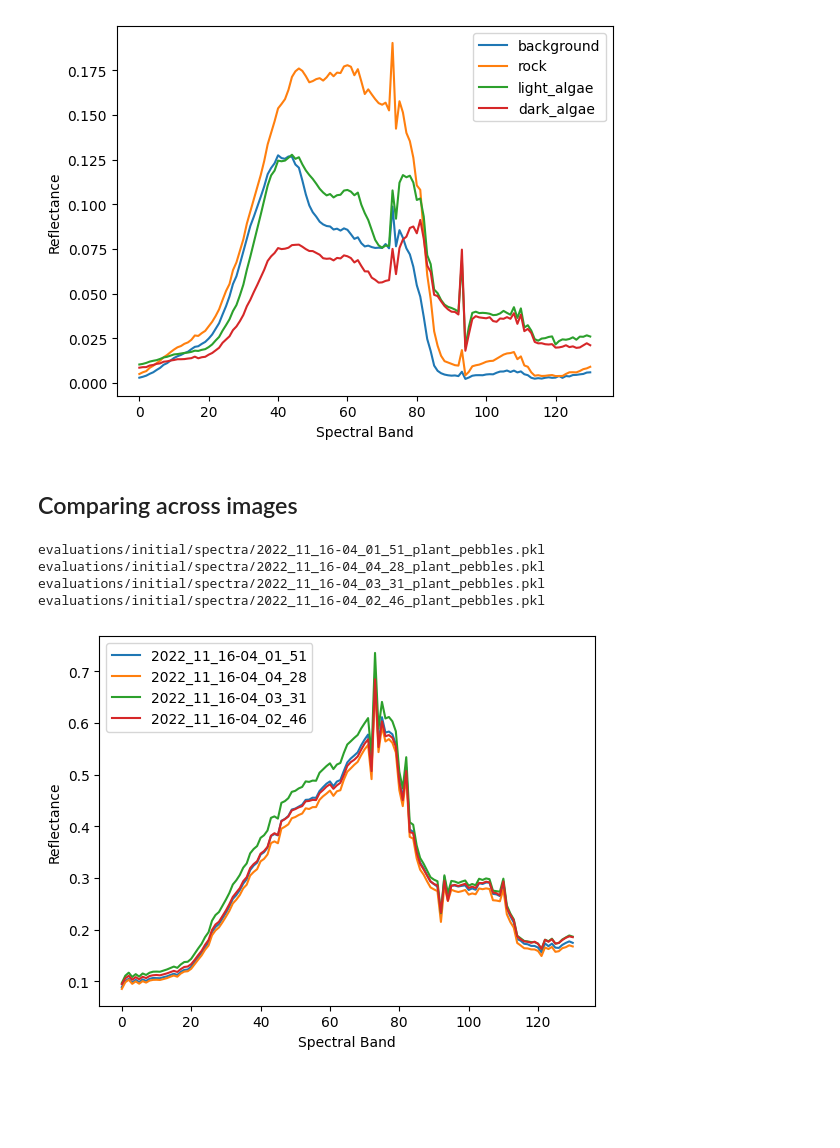
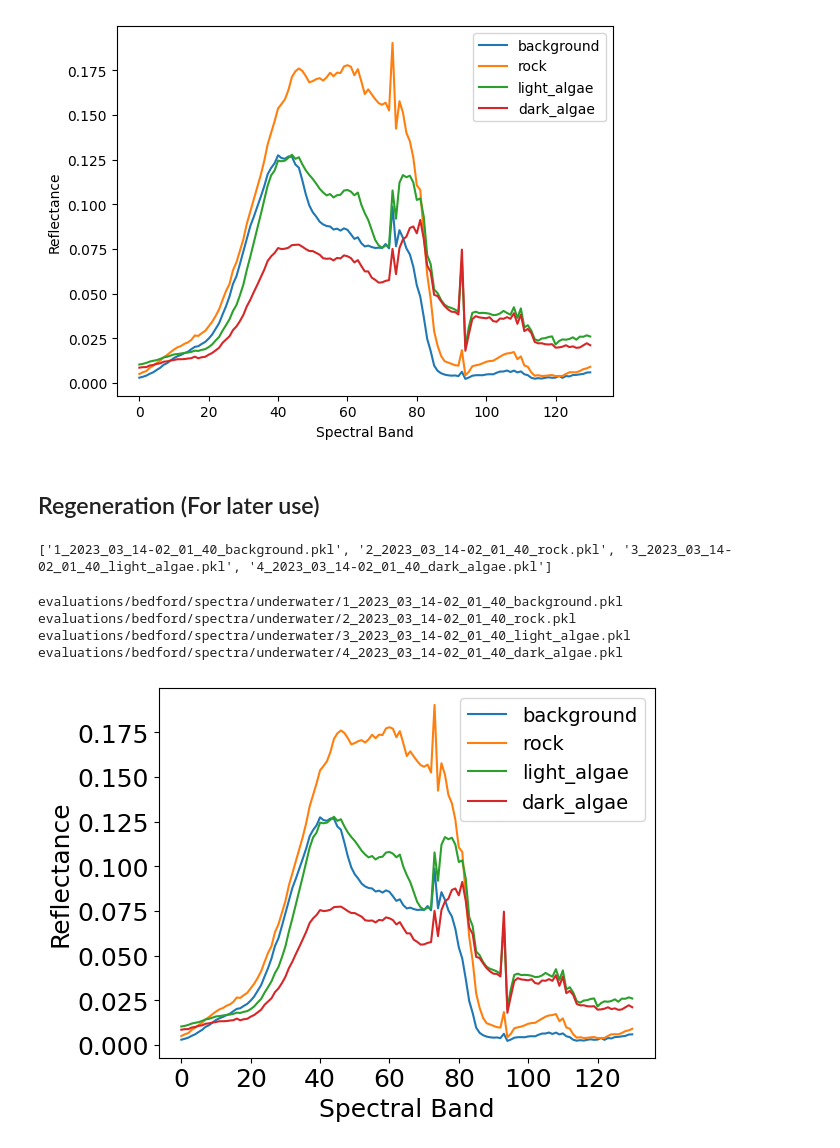
Before and after one commit to Inkletblot/openhsi-capture-and-processing, a Jupyter notebook: matched-filter.ipynb, the cells around one changed output. Cells and saved outputs as stored; diff of their text form; code cells hidden in the pictures; blank space fills up the shorter version.

```diff
--- a/matched-filter.ipynb
+++ b/matched-filter.ipynb
@@ -168,36 +168,43 @@ plt.show()
 # %% [output]
 [figure]
 # %% [markdown]
-## Comparing across images
+## Regeneration (For later use)
-# %%
-spec_path = "evaluations/initial/spectra"
-
-dir_cont = os.listdir(spec_path)
-
-dir_pkls = [cont for cont in dir_cont if '.pkl' in cont]
-
-spectra = {}
-
-name = 'plant_pebbles'
-
-for i in range(len(dir_pkls)):
-    if name in dir_pkls[i]:
-        print(spec_path+'/'+dir_pkls[i])
-        with open(spec_path+'/'+dir_pkls[i], 'rb') as in_file:
-            spectra[dir_pkls[i].split('_'+name)[0]]=pk.load(in_file)
-# %% [output]
-evaluations/initial/spectra/2022_11_16-04_01_51_plant_pebbles.pkl
-evaluations/initial/spectra/2022_11_16-04_04_28_plant_pebbles.pkl
-evaluations/initial/spectra/2022_11_16-04_03_31_plant_pebbles.pkl
-evaluations/initial/spectra/2022_11_16-04_02_46_plant_pebbles.pkl
+# %%
+spec_path = "evaluations/bedford/spectra/underwater"
+
+dir_cont = os.listdir(spec_path)
+
+dir_pkls = [cont for cont in dir_cont if '.pkl' in cont]
+
+dir_pkls = sorted(dir_pkls)
+
+print(dir_pkls)
+# %% [output]
+['1_2023_03_14-02_01_40_background.pkl', '2_2023_03_14-02_01_40_rock.pkl', '3_2023_03_14-02_01_40_light_algae.pkl', '4_2023_03_14-02_01_40_dark_algae.pkl']
+# %%
+spectra = {}
+
+name = '2023_03_14-02_01_40'
+
+for i in range(len(dir_pkls)):
+    if name in dir_pkls[i]:
+        print(spec_path+'/'+dir_pkls[i])
+        with open(spec_path+'/'+dir_pkls[i], 'rb') as in_file:
+            spectra[dir_pkls[i].split(name+'_')[1].split('.')[0]]=pk.load(in_file)
+# %% [output]
+evaluations/bedford/spectra/underwater/1_2023_03_14-02_01_40_background.pkl
+evaluations/bedford/spectra/underwater/2_2023_03_14-02_01_40_rock.pkl
+evaluations/bedford/spectra/underwater/3_2023_03_14-02_01_40_light_algae.pkl
+evaluations/bedford/spectra/underwater/4_2023_03_14-02_01_40_dark_algae.pkl
 # %%
 plt.figure()
 for n,spec in spectra.items():
     plt.plot(spec, label=n)
 plt.xlabel('Spectral Band')
 plt.ylabel('Reflectance')
+plt.rcParams['font.size'] = 14
 plt.legend()
-plt.savefig(spec_path+'/all_'+n+'_'+name+'_comp.png')
+# plt.savefig(spec_path+'/all_'+n+'_'+name+'_comp.png')
 plt.show()
 # %% [output]
-[figure, old version]
+[figure, new version]
```
Also changed, not shown: 4 other files.
